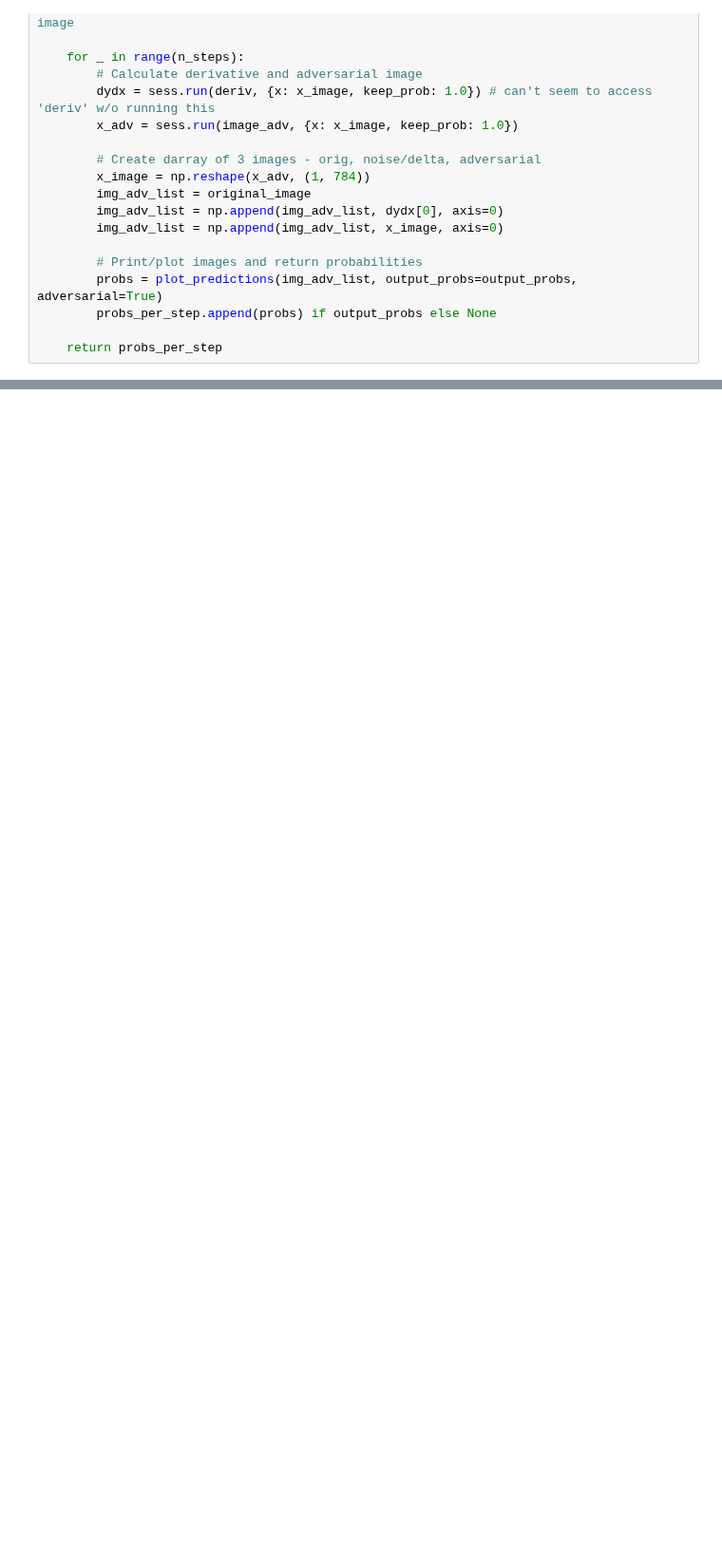
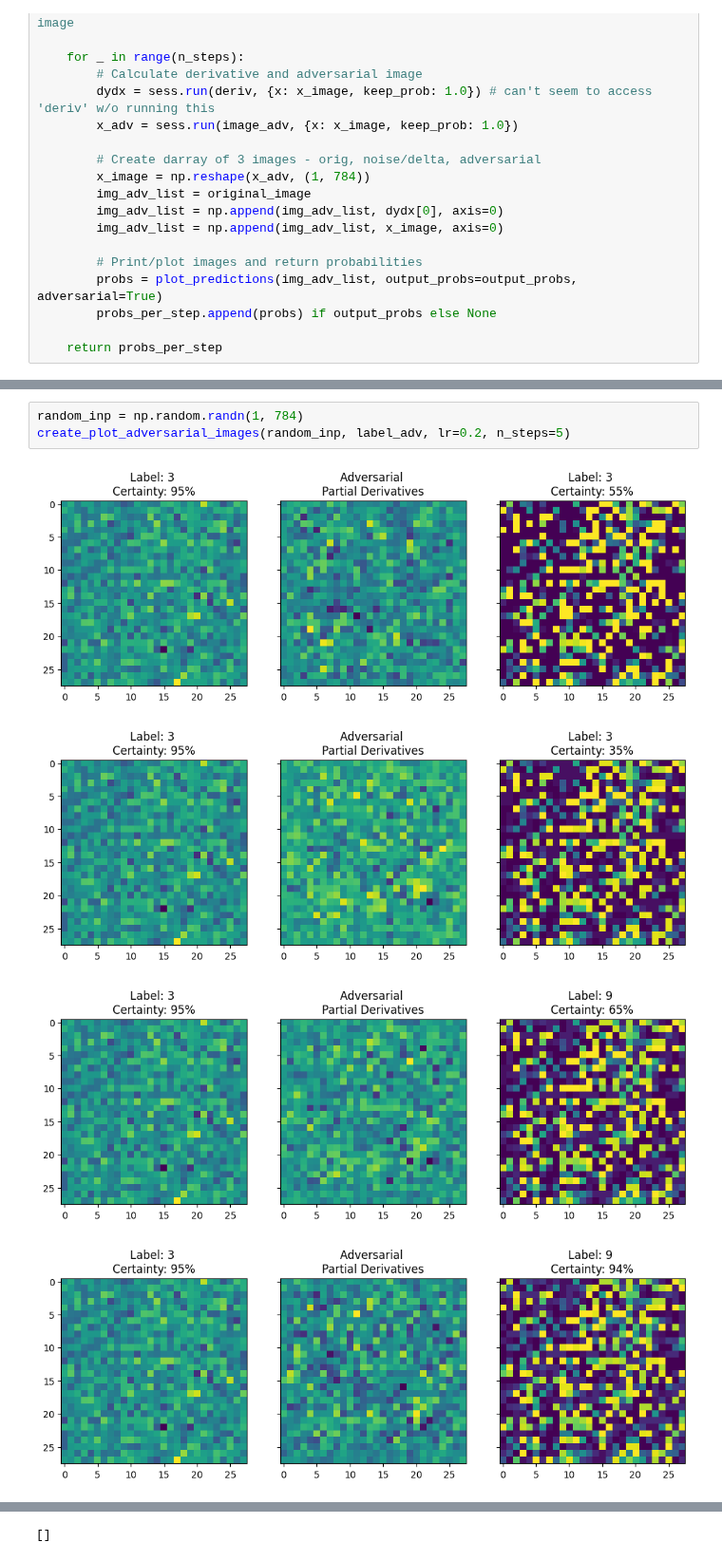
Before and after one commit to IsakLundstrom/D7047E_Exercises_and_Project, a Jupyter notebook: Exercises/E5/E5t2.ipynb, the cells around one changed output, grey strips where cells are left out. Shown at 95% size. Cells and saved outputs as stored; diff of their text form; blank space fills up the shorter version.

```diff
--- a/Exercises/E5/E5t2.ipynb
+++ b/Exercises/E5/E5t2.ipynb
@@ -284,0 +273,8 @@ sess.close()
+# %%
+random_inp = np.random.randn(1, 784)
+create_plot_adversarial_images(random_inp, label_adv, lr=0.2, n_steps=5)
+# %% [output]
+[figure, added]
+[figure, added]
+[figure, added]
+[figure, added]
@@ -284,0 +282 @@ sess.close()
+[]
```
Also changed, not shown: parts of 18 cells of this notebook.
